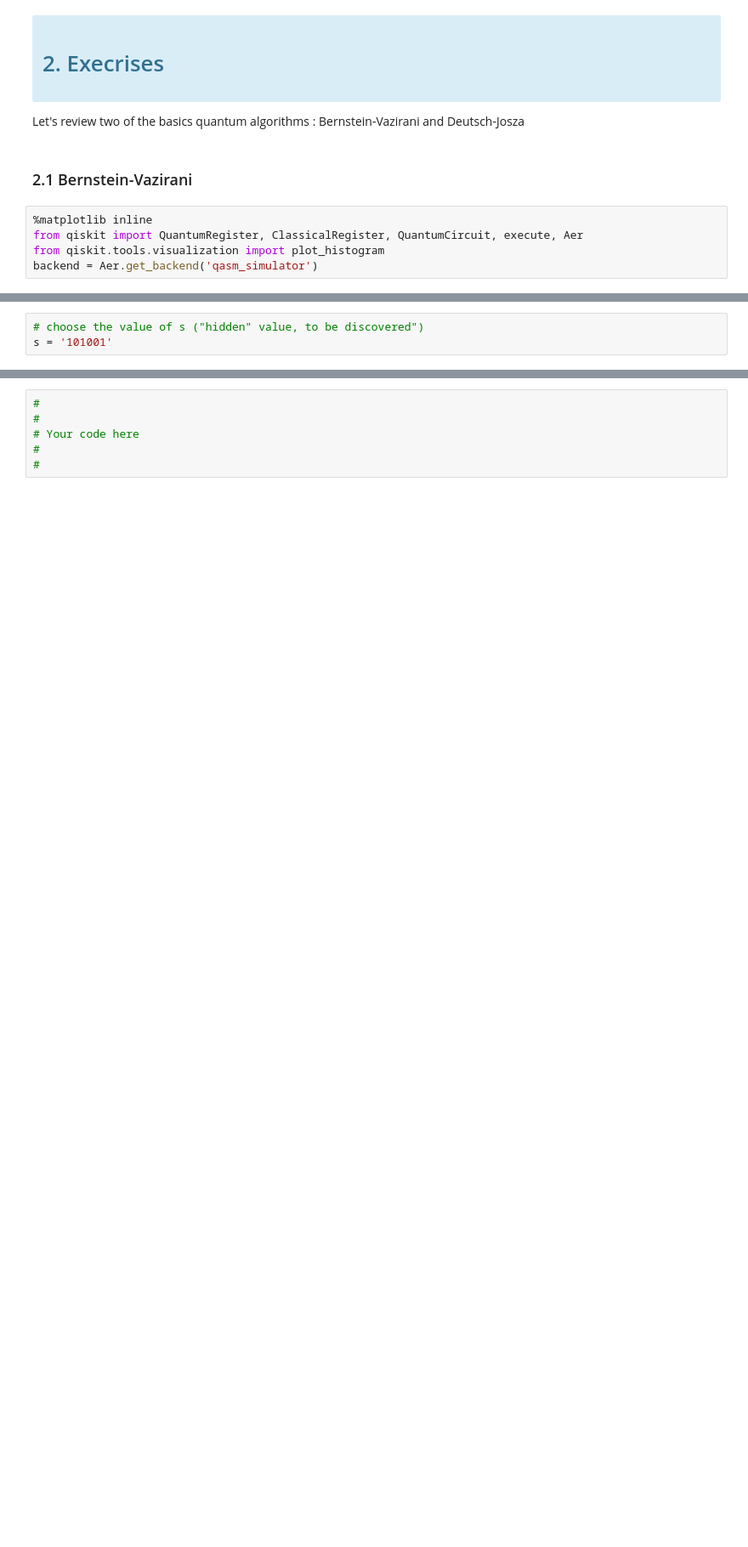
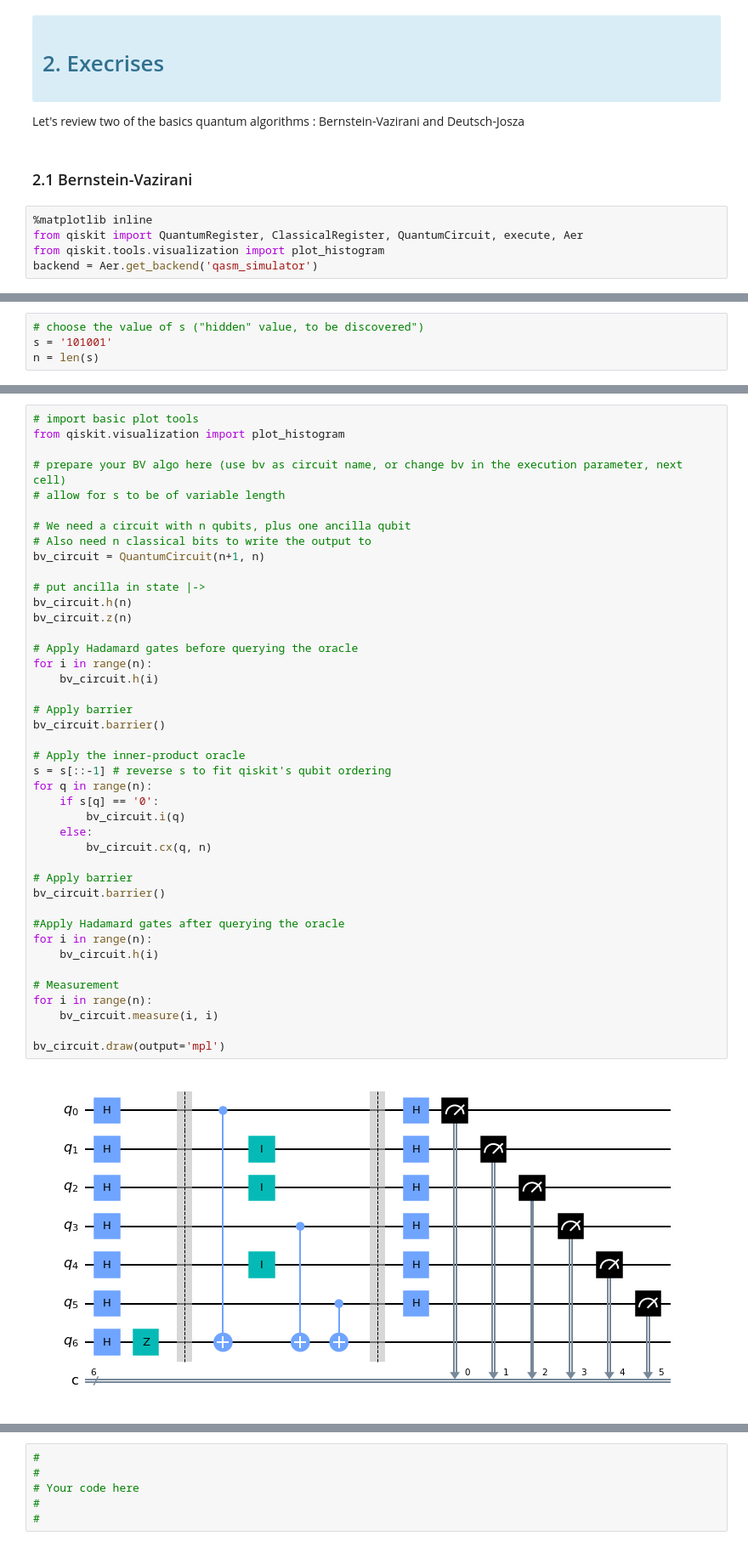
Before and after one commit to lionelchg/LesAtomesDeSavoie, a Jupyter notebook: qiskit/IBM_Hackaton/IBM-LAB-2/IBM-LAB2.ipynb, the cells around one changed output, grey strips where cells are left out. Shown at 85% size. Saved outputs shown, nothing was run; the diff lists cells and outputs as text; blank space fills up the shorter version.

```diff
--- a/qiskit/IBM_Hackaton/IBM-LAB-2/IBM-LAB2.ipynb
+++ b/qiskit/IBM_Hackaton/IBM-LAB-2/IBM-LAB2.ipynb
@@ -143,3 +187,4 @@ This is phase kickback, and this is what we use in the BV algo.
 # %%
 # choose the value of s ("hidden" value, to be discovered")
 s = '101001'
+n = len(s)
@@ -148,0 +191,44 @@ s = '101001'
+# %%
+# import basic plot tools
+from qiskit.visualization import plot_histogram
+
+# prepare your BV algo here (use bv as circuit name, or change bv in the execution parameter, next cell)
+# allow for s to be of variable length
+
+# We need a circuit with n qubits, plus one ancilla qubit
+# Also need n classical bits to write the output to
+bv_circuit = QuantumCircuit(n+1, n)
+
+# put ancilla in state |->
+bv_circuit.h(n)
+bv_circuit.z(n)
+
+# Apply Hadamard gates before querying the oracle
+for i in range(n):
+    bv_circuit.h(i)
+
+# Apply barrier
+bv_circuit.barrier()
+
+# Apply the inner-product oracle
+s = s[::-1] # reverse s to fit qiskit's qubit ordering
+for q in range(n):
+    if s[q] == '0':
+        bv_circuit.i(q)
+    else:
+        bv_circuit.cx(q, n)
+
+# Apply barrier
+bv_circuit.barrier()
+
+#Apply Hadamard gates after querying the oracle
+for i in range(n):
+    bv_circuit.h(i)
+
+# Measurement
+for i in range(n):
+    bv_circuit.measure(i, i)
+
+bv_circuit.draw(output='mpl')
+# %% [output]
+[figure, added]
```
Also changed, not shown: parts of 10 cells of this notebook.
